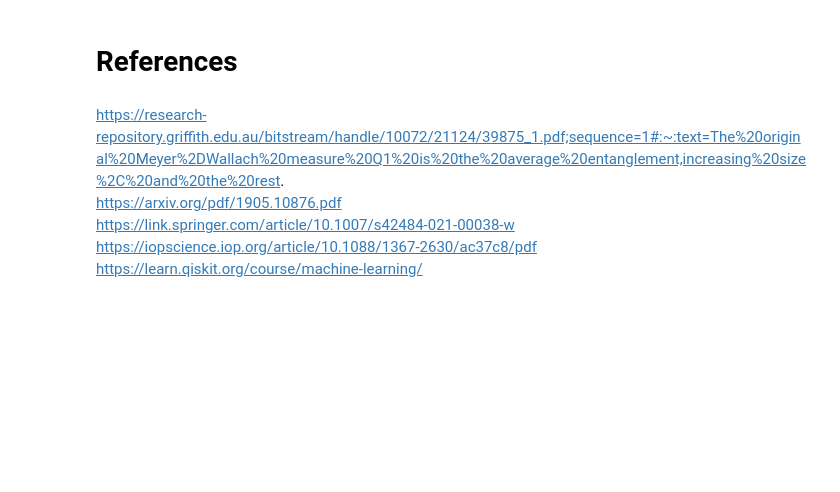
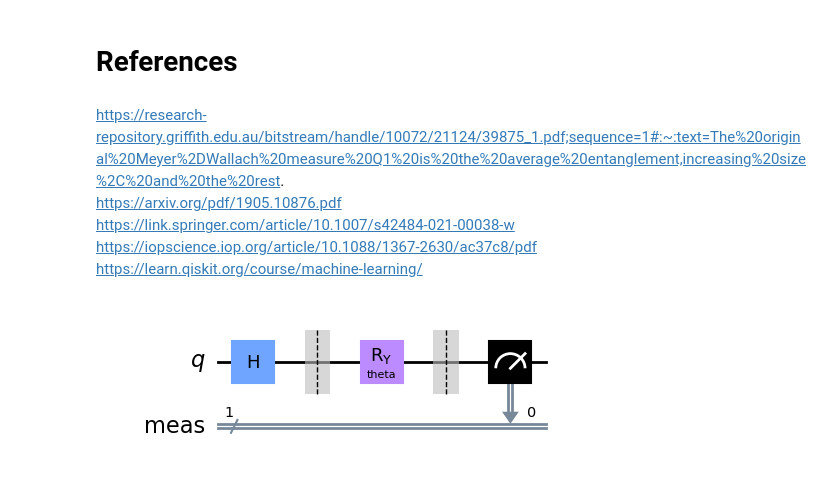
Before and after one commit to jannikobenhoff/quantum_machine_learning, a Jupyter notebook: tutorial/Tutorial.ipynb, the cells around one changed output. Saved outputs shown, nothing was run; the diff lists cells and outputs as text; code cells hidden in the pictures; blank space fills up the shorter version.

```diff
--- a/tutorial/Tutorial.ipynb
+++ b/tutorial/Tutorial.ipynb
@@ -1097,3 +511,20 @@ https://link.springer.com/article/10.1007/s42484-021-00038-w
 https://iopscience.iop.org/article/10.1088/1367-2630/ac37c8/pdf
 <br>
 https://learn.qiskit.org/course/machine-learning/
+# %%
+n_qubits = 1
+shots = 100
+
+circuit = QuantumCircuit(n_qubits)
+
+all_qubits = [i for i in range(n_qubits)]
+theta = Parameter('theta')
+
+circuit.h(all_qubits)
+circuit.barrier()
+circuit.ry(theta, all_qubits)
+
+circuit.measure_all()
+circuit.draw(output="mpl")
+# %% [output]
+[figure, added]
```
Also changed, not shown: parts of 73 cells of this notebook, 5 other files.
